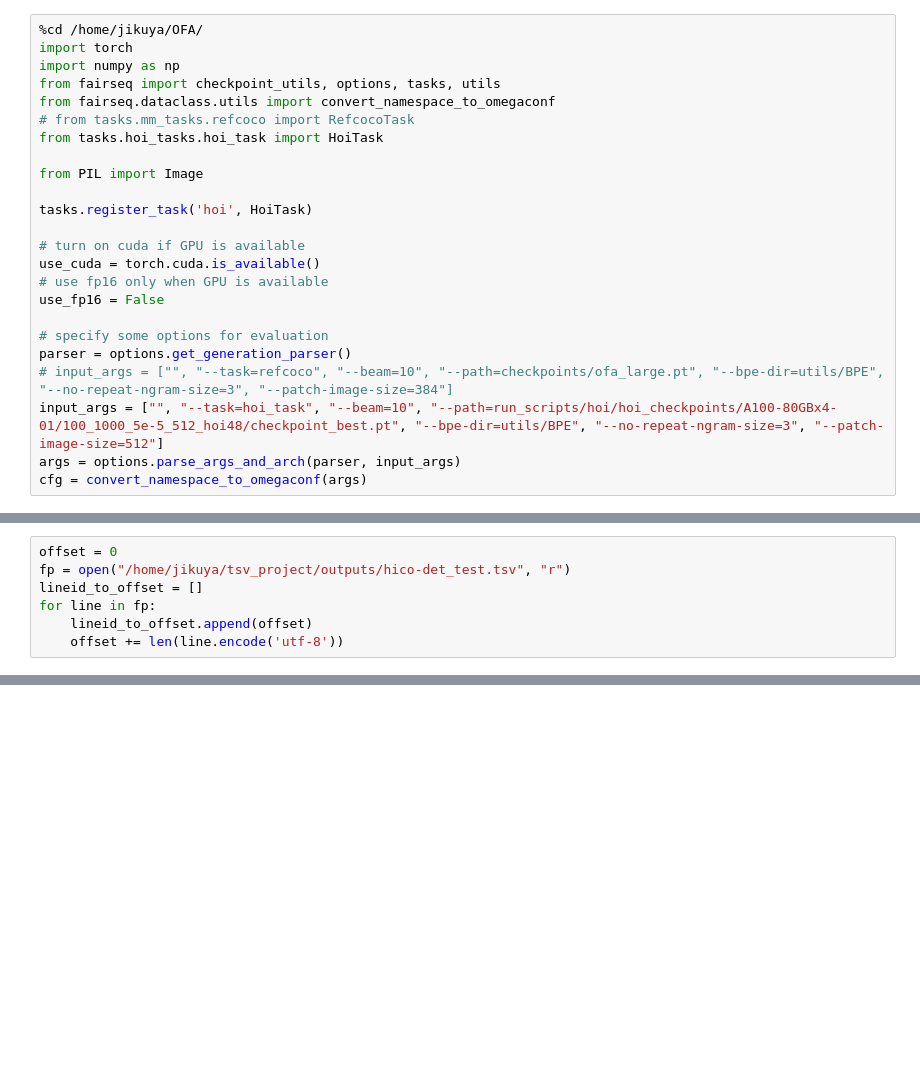
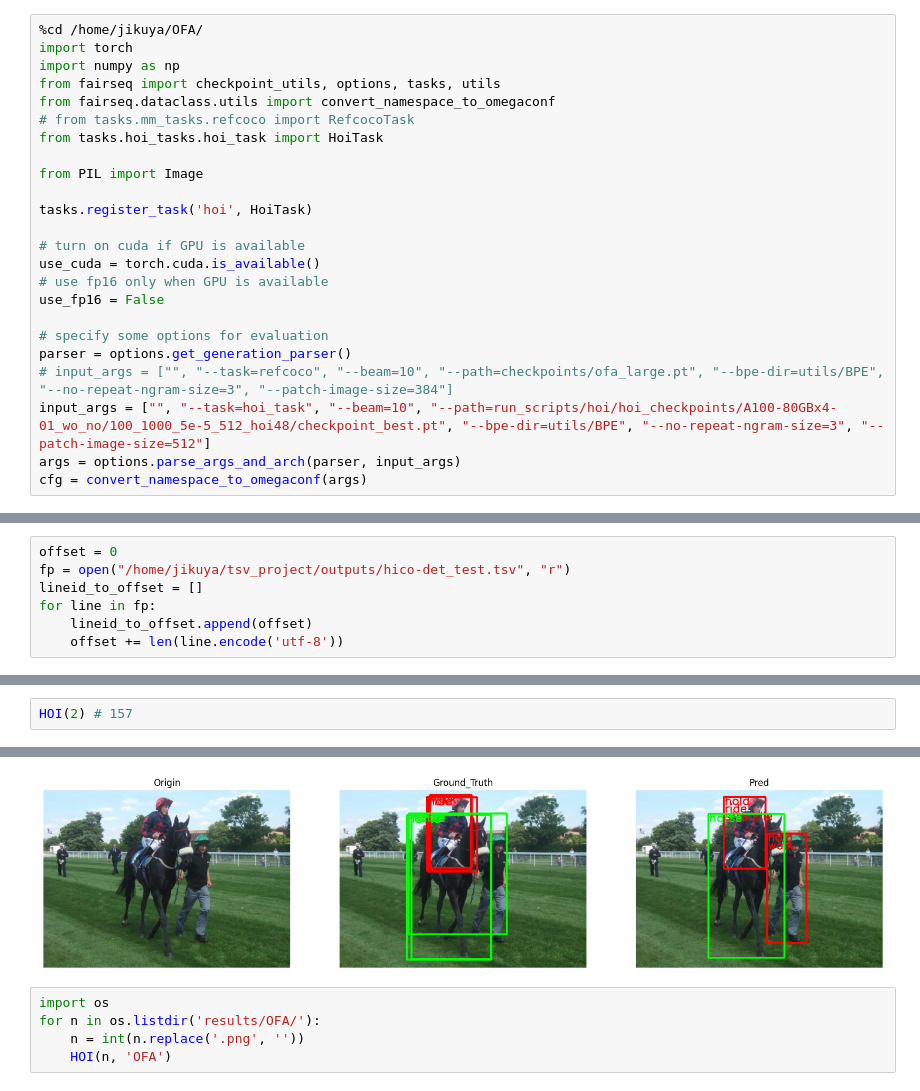
Before and after one commit to Absolute-Value/OFA, a Jupyter notebook: OFA_HICO.ipynb, the cells around one changed output, grey strips where cells are left out. Cells and saved outputs as stored; diff of their text form; blank space fills up the shorter version.

```diff
--- a/OFA_HICO.ipynb
+++ b/OFA_HICO.ipynb
@@ -23,7 +23,7 @@ use_fp16 = False
 # specify some options for evaluation
 parser = options.get_generation_parser()
 # input_args = ["", "--task=refcoco", "--beam=10", "--path=checkpoints/ofa_large.pt", "--bpe-dir=utils/BPE", "--no-repeat-ngram-size=3", "--patch-image-size=384"]
-input_args = ["", "--task=hoi_task", "--beam=10", "--path=run_scripts/hoi/hoi_checkpoints/A100-80GBx4-01/100_1000_5e-5_512_hoi48/checkpoint_best.pt", "--bpe-dir=utils/BPE", "--no-repeat-ngram-size=3", "--patch-image-size=512"]
+input_args = ["", "--task=hoi_task", "--beam=10", "--path=run_scripts/hoi/hoi_checkpoints/A100-80GBx4-01_wo_no/100_1000_5e-5_512_hoi48/checkpoint_best.pt", "--bpe-dir=utils/BPE", "--no-repeat-ngram-size=3", "--patch-image-size=512"]
 args = options.parse_args_and_arch(parser, input_args)
 cfg = convert_namespace_to_omegaconf(args)
 # %% [output]
@@ -321,0 +308,3 @@ straddle ['<bin_357>', '<bin_33>', '<bin_526>', '<bin_439>']horse ['<bin_289>',
+# %%
+HOI(2) # 157
+# %% [output]
@@ -321,0 +329,6 @@ straddle ['<bin_357>', '<bin_33>', '<bin_526>', '<bin_439>']horse ['<bin_289>',
+[figure, added]
+# %%
+import os
+for n in os.listdir('results/OFA/'):
+    n = int(n.replace('.png', ''))
+    HOI(n, 'OFA')
```
Also changed, not shown: parts of 4 cells of this notebook, 1 other file.
